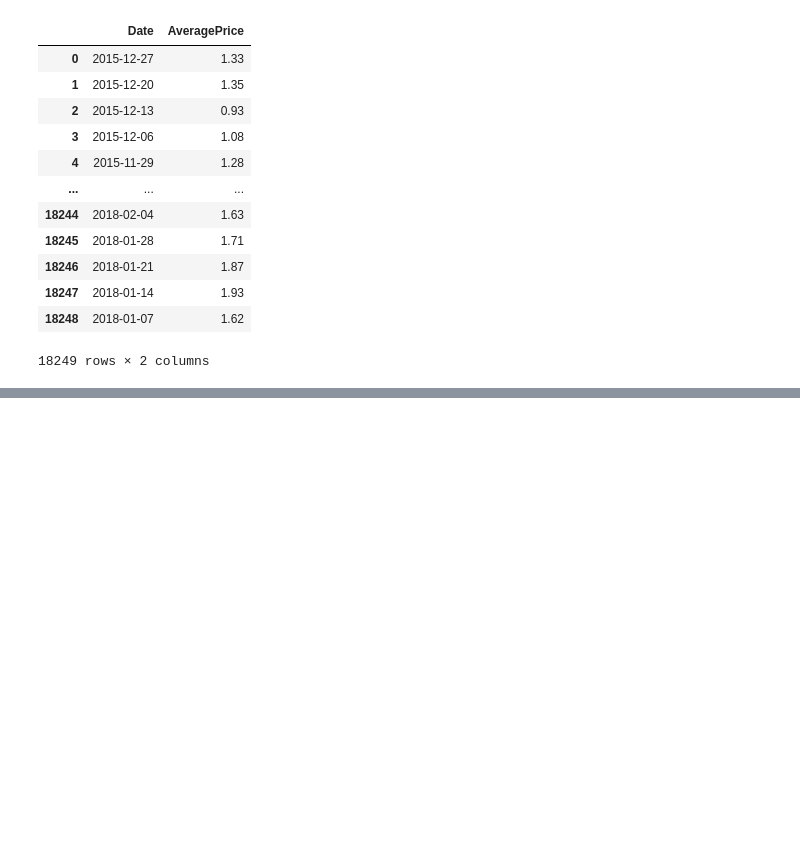
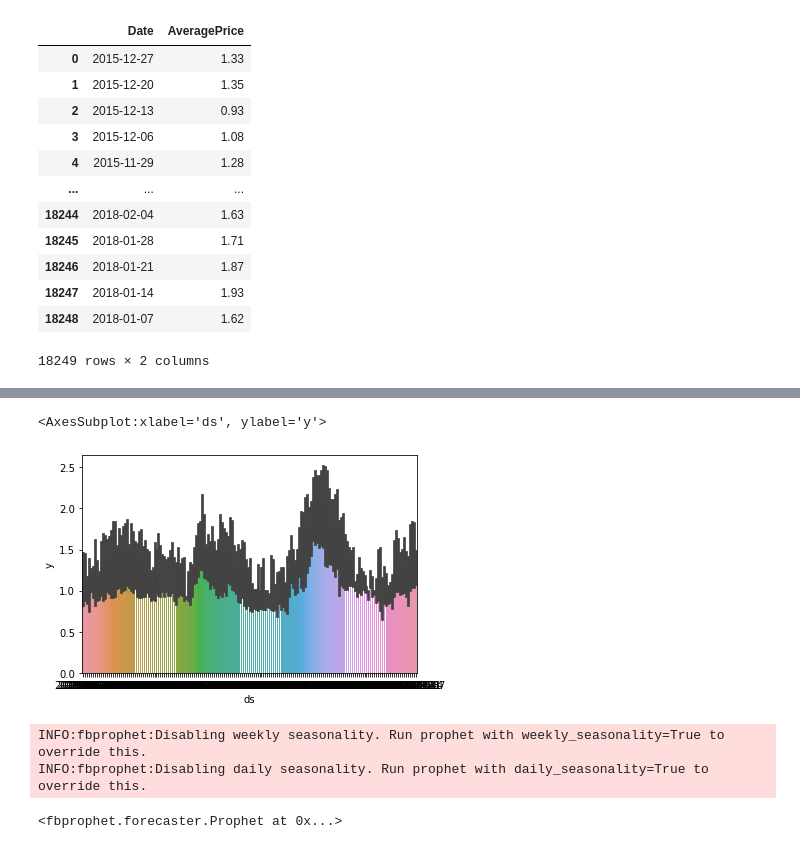
Before and after one commit to hamednasr/Prophet-Time-Series, a Jupyter notebook: avocado price prediction my code.ipynb, the cells around one changed output, grey strips where cells are left out. Cells and saved outputs as stored; diff of their text form; code cells hidden in the pictures; blank space fills up the shorter version.

```diff
--- a/avocado price prediction my code.ipynb
+++ b/avocado price prediction my code.ipynb
@@ -100,0 +150,7 @@ avocado_pr
+# %%
+avocado_pr2 = avocado[['Date','AveragePrice','region']]
+# %%
+avocado_pr2 = avocado_pr2[avocado_pr2['region']=='West']
+# %%
+avocado_pr2.rename(columns={'Date':'ds','AveragePrice':'y'},inplace=True)
+avocado_pr2.drop(columns='region',inplace=True)
@@ -100,0 +173,5 @@ avocado_pr
+# %%
+sns.barplot(data=avocado_pr2, x= 'ds', y='y')
+# %% [output]
+<AxesSubplot:xlabel='ds', ylabel='y'>
+[figure, added]
@@ -100,0 +180,6 @@ avocado_pr
+# %%
+m2.fit(avocado_pr2)
+# %% [output]
+INFO:fbprophet:Disabling weekly seasonality. Run prophet with weekly_seasonality=True to override this.
+INFO:fbprophet:Disabling daily seasonality. Run prophet with daily_seasonality=True to override this.
+<fbprophet.forecaster.Prophet at 0x...>
```
Also changed, not shown: parts of 14 cells of this notebook.
